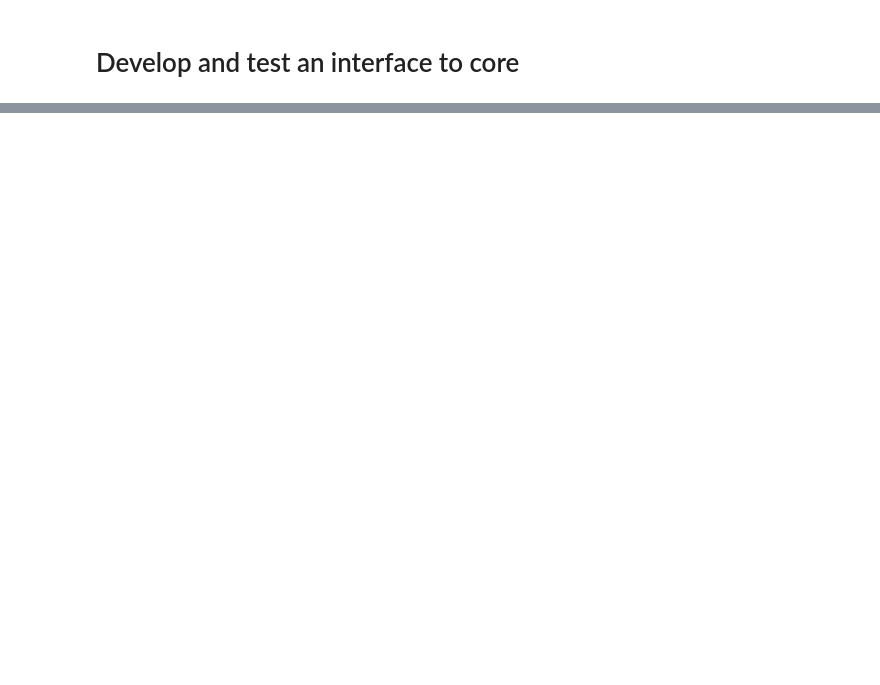
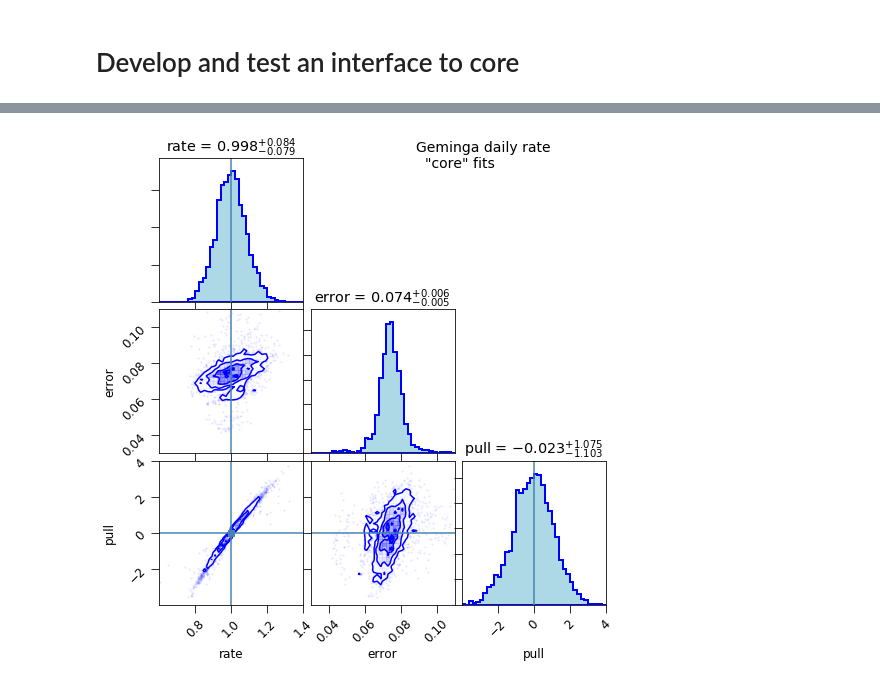
Before and after one commit to tburnett/lat-timing, a Jupyter notebook: notebooks/core.ipynb, the cells around one changed output, grey strips where cells are left out. Cells and saved outputs as stored; diff of their text form; code cells hidden in the pictures; blank space fills up the shorter version.

Commit message:
First interface to core, and slighly modifed core.py

```diff
--- a/notebooks/core.ipynb
+++ b/notebooks/core.ipynb
@@ -9,5 +11,5 @@ warnings.filterwarnings('error')
 # %%
 fn='/nfs/farm/g/glast/g/catalog/pointlike/skymodels/P8_10years/uw9011/geminga_weights.pkl'
-bw= main.Main('Geminga', interval=1, mjd_range=(0, 55000),  weight_file=fn, verbose=1).binned_weights()
+bw= main.Main('Geminga', interval=1, mjd_range=None,  weight_file=fn, verbose=1).binned_weights()
 # %% [output]
 Source Geminga at: (l,b)=(195.134,4.266); ROI radius=5
@@ -43,0 +27,6 @@ RuntimeWarning: invalid value encountered in log
+# %%
+import core_interface; reload(core_interface)
+coreint = core_interface.CoreInterface(bw)
+
+df=coreint.lightcurve()
+df.head()
@@ -43,0 +42,10 @@ RuntimeWarning: invalid value encountered in log
+# %%
+import corner
+dfg=df.query('error>0').copy()
+dfg.loc[:,'pull']=(dfg.rate.values-1)/dfg.error.values
+corner.corner(dfg['rate error pull'.split()],  bins=40, range=[(0.6,1.4), (0.03,0.11),(-4,4)],
+              color='blue',show_titles=True, truths=(1.0,None, 0), title_fmt='.3f',
+              hist_kwargs=dict(histtype='stepfilled',facecolor='lightblue', lw=2, edgecolor='blue'));
+plt.gcf().suptitle('Geminga daily rate\n  "core" fits', x=0.6, ha='left', fontsize=14);
+# %% [output]
+[figure, added]
```
Also changed, not shown: parts of 9 cells of this notebook, 6 other files.
